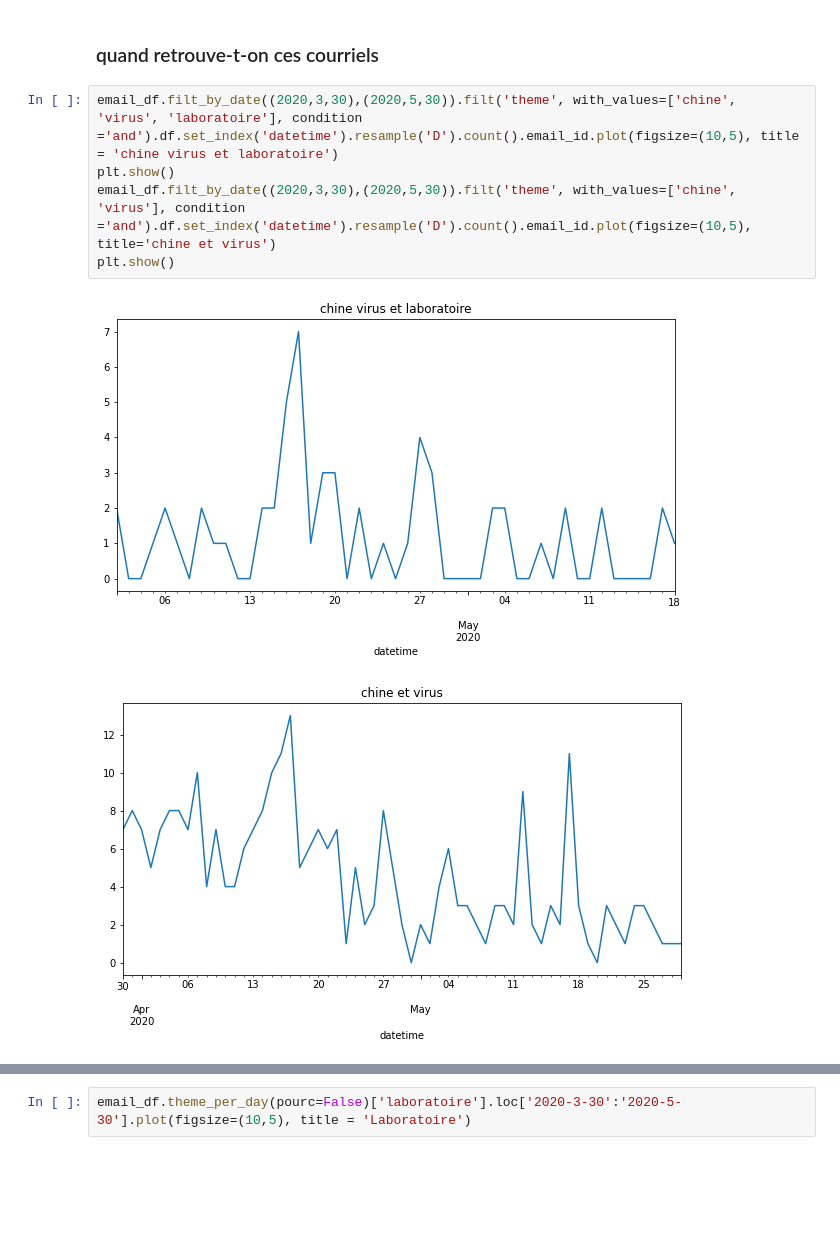
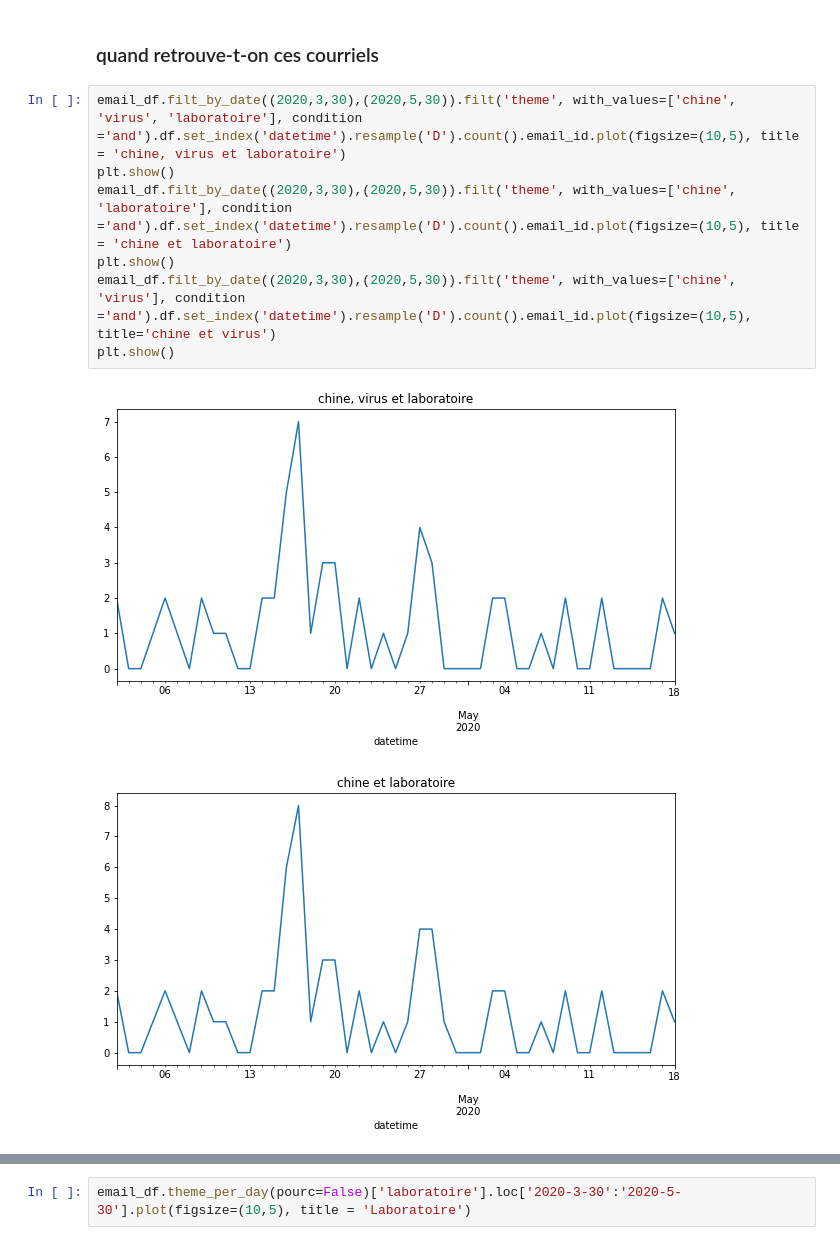
Before and after one commit to jaytouz/pyMboxAnalyser, a Jupyter notebook: notebook/3 - Analyses spécifiques.ipynb, the cells around one changed output, grey strips where cells are left out. Saved outputs shown, nothing was run; the diff lists cells and outputs as text; blank space fills up the shorter version.

```diff
--- a/notebook/3 - Analyses spécifiques.ipynb
+++ b/notebook/3 - Analyses spécifiques.ipynb
@@ -494,10 +494,12 @@ chine et virus et laboratoire 44
 # %% [markdown]
 ### quand retrouve-t-on ces courriels
 # %%
-email_df.filt_by_date((2020,3,30),(2020,5,30)).filt('theme', with_values=['chine', 'virus', 'laboratoire'], condition ='and').df.set_index('datetime').resample('D').count().email_id.plot(figsize=(10,5), title = 'chine virus et laboratoire')
+email_df.filt_by_date((2020,3,30),(2020,5,30)).filt('theme', with_values=['chine', 'virus', 'laboratoire'], condition ='and').df.set_index('datetime').resample('D').count().email_id.plot(figsize=(10,5), title = 'chine, virus et laboratoire')
+plt.show()
+email_df.filt_by_date((2020,3,30),(2020,5,30)).filt('theme', with_values=['chine', 'laboratoire'], condition ='and').df.set_index('datetime').resample('D').count().email_id.plot(figsize=(10,5), title = 'chine et laboratoire')
 plt.show()
 email_df.filt_by_date((2020,3,30),(2020,5,30)).filt('theme', with_values=['chine', 'virus'], condition ='and').df.set_index('datetime').resample('D').count().email_id.plot(figsize=(10,5), title='chine et virus')
 plt.show()
 # %% [output]
 [figure]
-[figure, old version]
+[figure, new version]
```
Also changed, not shown: parts of 28 cells of this notebook, 5 other files.
